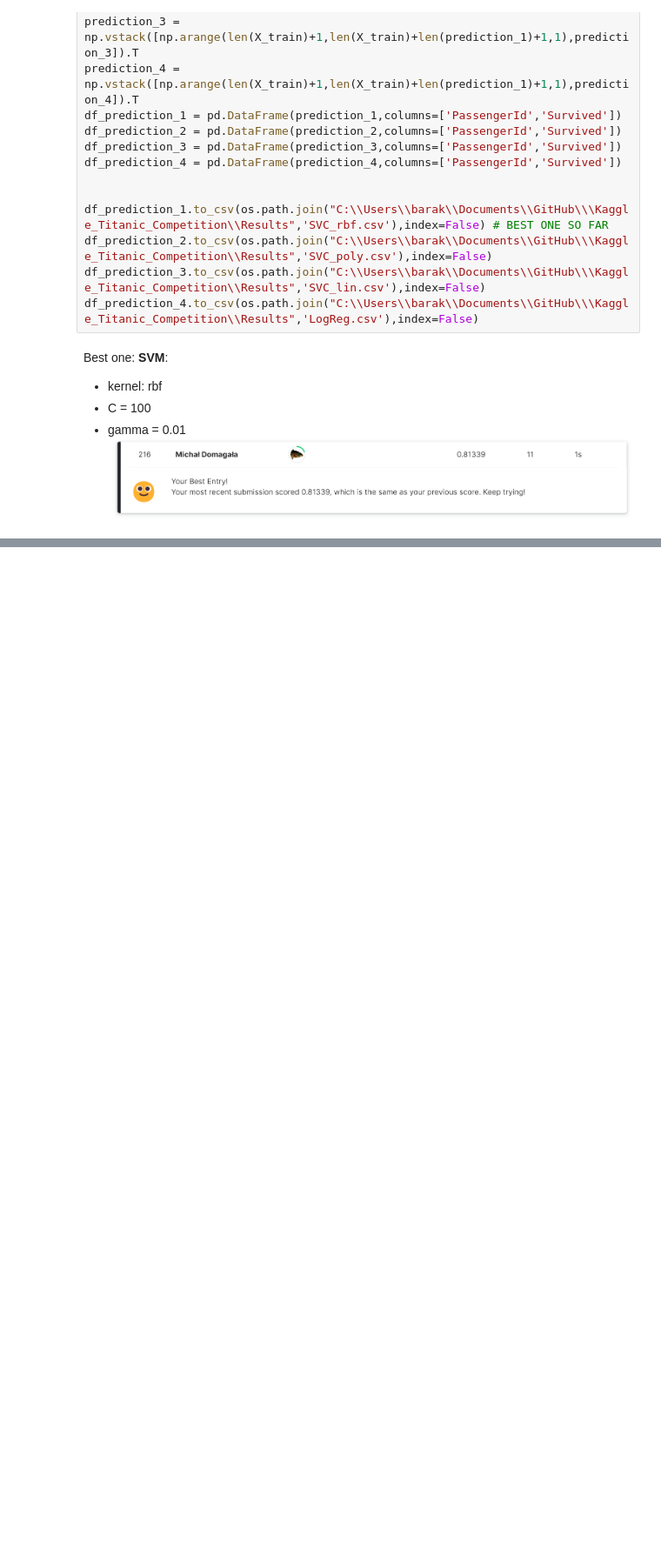
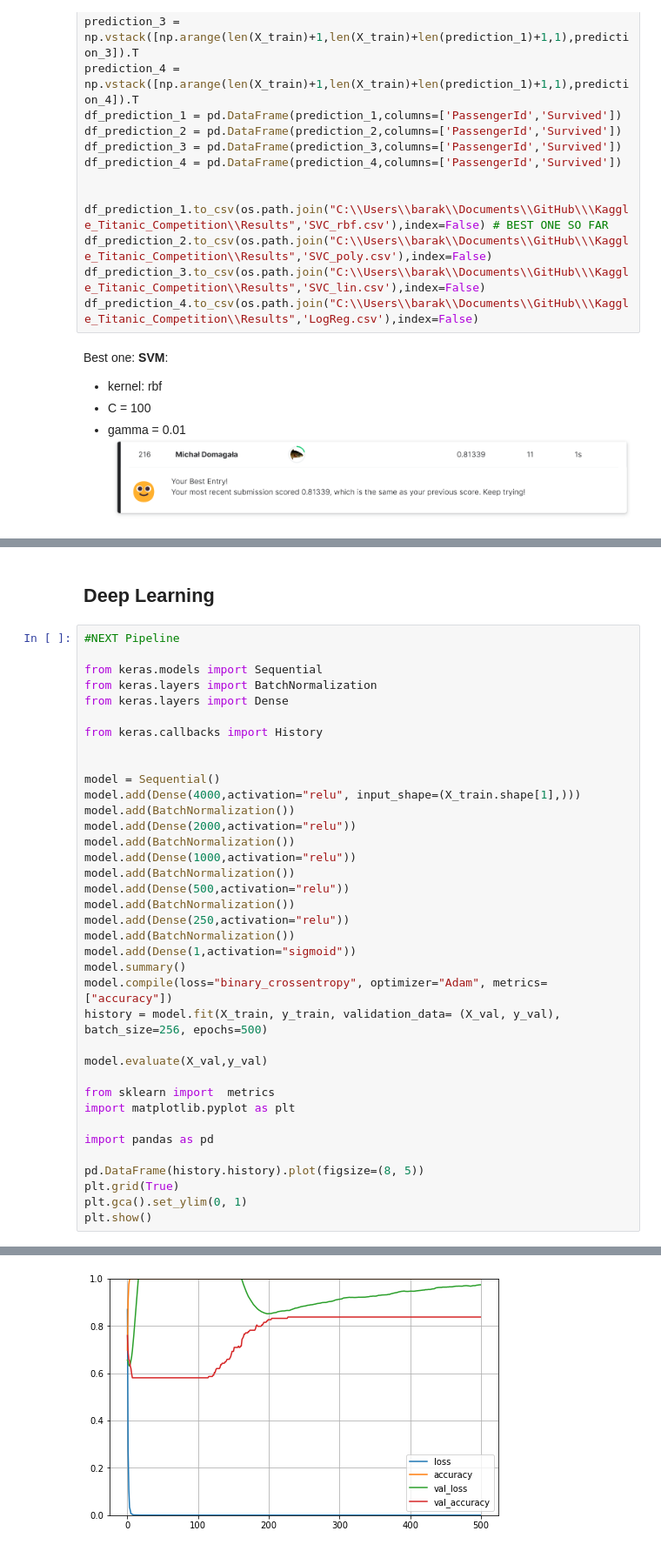
Before and after one commit to MichalDomagala08/Kaggle_Titanic_Competition, a Jupyter notebook: Titanic_Kaggle_MD.ipynb, the cells around one changed output, grey strips where cells are left out. Shown at 87% size. Cells and saved outputs as stored; diff of their text form; blank space fills up the shorter version.

```diff
--- a/Titanic_Kaggle_MD.ipynb
+++ b/Titanic_Kaggle_MD.ipynb
@@ -280,0 +312,40 @@ metrics.accuracy_score(y_true= y_val, y_pred= (model.predict(X_val)  > 0.5))
+# %% [markdown]
+## Deep Learning
+# %%
+#NEXT Pipeline
+
+from keras.models import Sequential
+from keras.layers import BatchNormalization
+from keras.layers import Dense
+
+from keras.callbacks import History
+
+
+model = Sequential()
+model.add(Dense(4000,activation="relu", input_shape=(X_train.shape[1],)))
+model.add(BatchNormalization())
+model.add(Dense(2000,activation="relu"))
+model.add(BatchNormalization())
+model.add(Dense(1000,activation="relu"))
+model.add(BatchNormalization())
+model.add(Dense(500,activation="relu"))
+model.add(BatchNormalization())
+model.add(Dense(250,activation="relu"))
+model.add(BatchNormalization())
+model.add(Dense(1,activation="sigmoid"))
+model.summary()
+model.compile(loss="binary_crossentropy", optimizer="Adam", metrics=["accuracy"])
+history = model.fit(X_train, y_train, validation_data= (X_val, y_val), batch_size=256, epochs=500)
+
+model.evaluate(X_val,y_val)
+
+from sklearn import  metrics
+import matplotlib.pyplot as plt
+
+import pandas as pd
+
+pd.DataFrame(history.history).plot(figsize=(8, 5))
+plt.grid(True)
+plt.gca().set_ylim(0, 1)
+plt.show()
+# %% [output]
@@ -280,0 +369 @@ metrics.accuracy_score(y_true= y_val, y_pred= (model.predict(X_val)  > 0.5))
+[figure, added]
```
Also changed, not shown: parts of 29 cells of this notebook, 9 other files.
